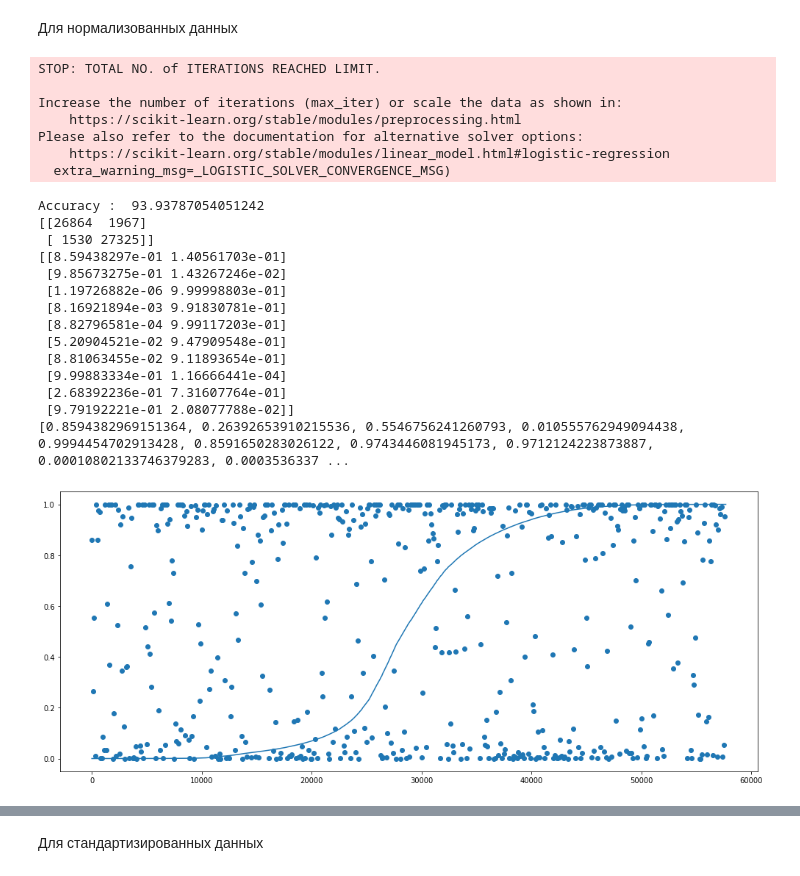
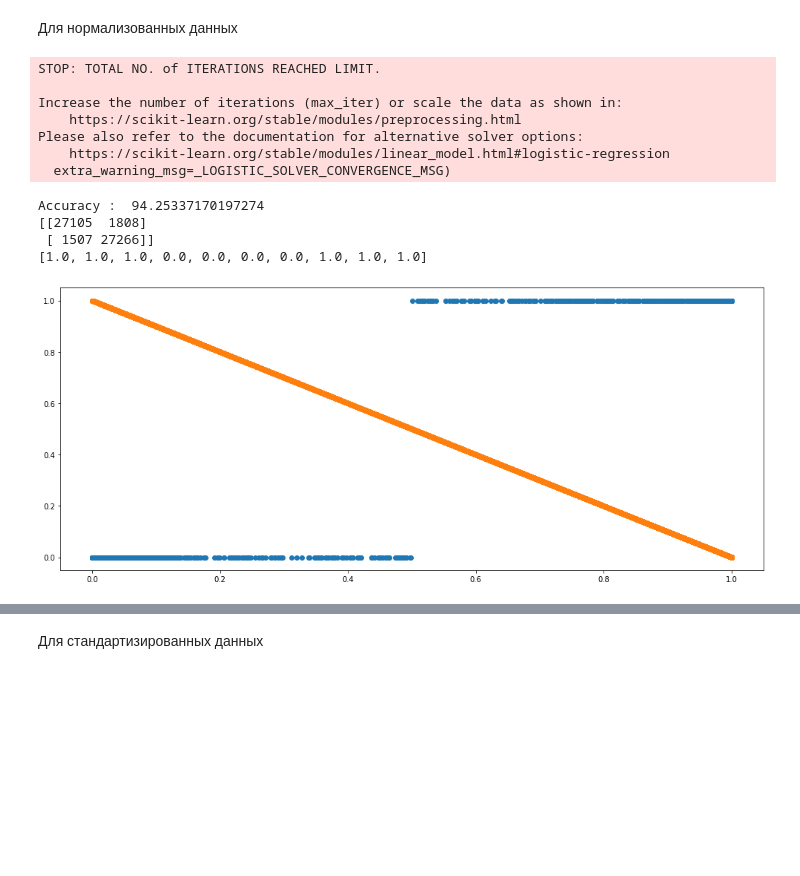
Before and after one commit to roflinyo/KFU-2k2s-Analys-dannie-project, a Jupyter notebook: logistic_regression.ipynb, the cells around one changed output, grey strips where cells are left out. Saved outputs shown, nothing was run; the diff lists cells and outputs as text; code cells hidden in the pictures; blank space fills up the shorter version.

```diff
--- a/logistic_regression.ipynb
+++ b/logistic_regression.ipynb
@@ -108,50 +104,45 @@ KeyboardInterrupt:
 # %% [markdown]
 Для нормализованных данных
 # %%
+from scipy.special import expit
 model = LogisticRegression(random_state=0)
 model.fit(x_train, y_train)
 predictions = model.predict(x_test)
 print("Accuracy : ",accuracy_score(y_test,predictions)*100)
 print(confusion_matrix(y_test, predictions))
 per = model.predict_proba(x_test)
-print(per[:10])
-sigma = sorted(per[:,1])
+
 X = list()
 Y = list()
-for ind, label in enumerate(per[:,0]):
-    X.append(ind)
+X1 = list()
+Y1 = list()
+for ind, label in enumerate(predictions):
+    X.append(per[ind][1])
     Y.append(label)
-X = X[::100]
-Y = Y[::100]
+    X1.append(per[ind][1])
+    Y1.append(per[ind][0])
+X = X[::50]
+Y = Y[::50]
 print(Y[:10])
 plt.figure(figsize=(17, 7))
 plt.scatter(X,Y)
+plt.scatter(X1,Y1)
 #plt.plot(sigm[:,1])
-plt.plot(sigma)
+#plt.plot(sigma)
 plt.show()
 # %% [output]
 STOP: TOTAL NO. of ITERATIONS REACHED LIMIT.
 
 Increase the number of iterations (max_iter) or scale the data as shown in:
     https://scikit-learn.org/stable/modules/preprocessing.html
 Please also refer to the documentation for alternative solver options:
     https://scikit-learn.org/stable/modules/linear_model.html#logistic-regression
   extra_warning_msg=_LOGISTIC_SOLVER_CONVERGENCE_MSG)
-Accuracy :  93.93787054051242
-[[26864  1967]
- [ 1530 27325]]
-[[8.59438297e-01 1.40561703e-01]
- [9.85673275e-01 1.43267246e-02]
- [1.19726882e-06 9.99998803e-01]
- [8.16921894e-03 9.91830781e-01]
- [8.82796581e-04 9.99117203e-01]
- [5.20904521e-02 9.47909548e-01]
- [8.81063455e-02 9.11893654e-01]
- [9.99883334e-01 1.16666441e-04]
- [2.68392236e-01 7.31607764e-01]
- [9.79192221e-01 2.08077788e-02]]
-[0.8594382969151364, 0.26392653910215536, 0.5546756241260793, 0.010555762949094438, 0.9994454702913428, 0.8591650283026122, 0.9743446081945173, 0.9712124223873887, 0.00010802133746379283, 0.0003536337 ...
+Accuracy :  94.25337170197274
+[[27105  1808]
+ [ 1507 27266]]
+[1.0, 1.0, 1.0, 0.0, 0.0, 0.0, 0.0, 1.0, 1.0, 1.0]
-[figure, old version]
+[figure, new version]
 # %%
 model_func(CustomNormalizer.normalize(x_train),CustomNormalizer.normalize(x_test))
 # %% [output]
```
Also changed, not shown: parts of 2 cells of this notebook, 1 other file.
